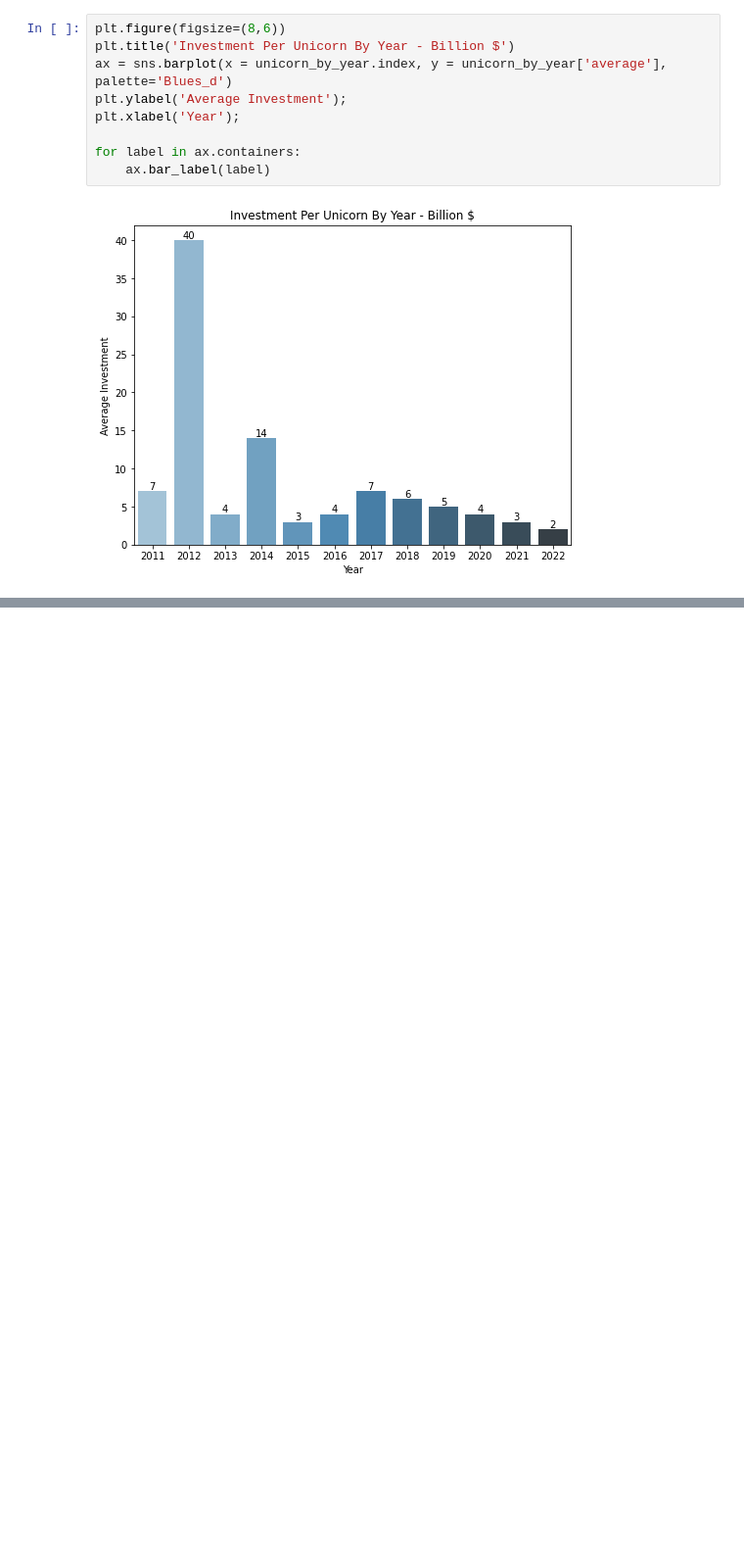
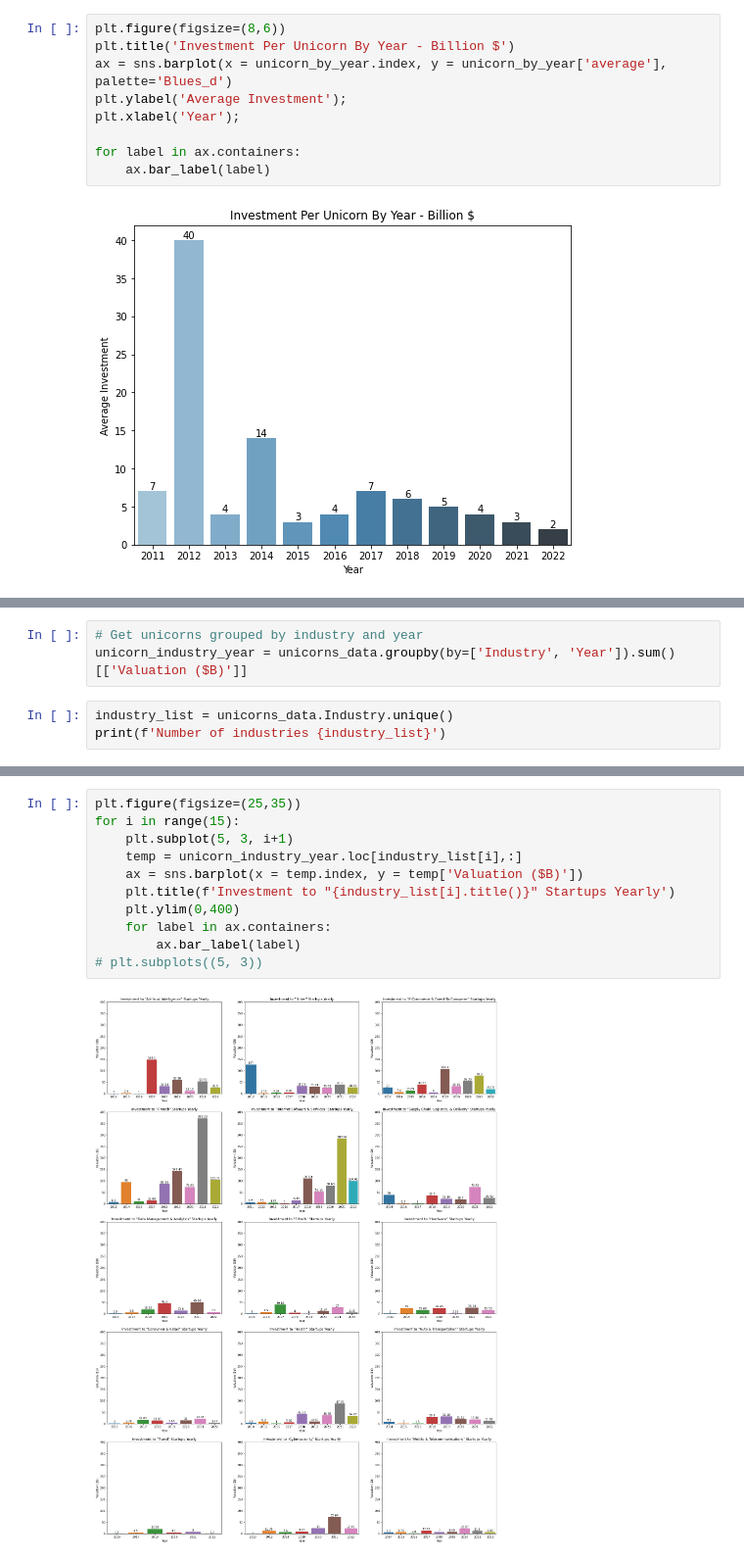
Before and after one commit to mstft/Entrepreneurship_Data_Analysis, a Jupyter notebook: Unicorns_Statistics.ipynb, the cells around one changed output, grey strips where cells are left out. Shown at 98% size. Drawn from its saved outputs; the diff is of its cells as text; blank space fills up the shorter version.

Commit message:
Unicorn Data By Industries Added

```diff
--- a/Unicorns_Statistics.ipynb
+++ b/Unicorns_Statistics.ipynb
@@ -290,0 +335,6 @@ for label in ax.containers:
+# %%
+# Get unicorns grouped by industry and year
+unicorn_industry_year = unicorns_data.groupby(by=['Industry', 'Year']).sum()[['Valuation ($B)']]
+# %%
+industry_list = unicorns_data.Industry.unique()
+print(f'Number of industries {industry_list}')
@@ -290,0 +361,13 @@ for label in ax.containers:
+# %%
+plt.figure(figsize=(25,35))
+for i in range(15):
+    plt.subplot(5, 3, i+1)
+    temp = unicorn_industry_year.loc[industry_list[i],:]
+    ax = sns.barplot(x = temp.index, y = temp['Valuation ($B)'])
+    plt.title(f'Investment to "{industry_list[i].title()}" Startups Yearly')
+    plt.ylim(0,400)
+    for label in ax.containers:
+        ax.bar_label(label)
+# plt.subplots((5, 3))
+# %% [output]
+[figure, added]
```
Also changed, not shown: parts of 7 cells of this notebook.
